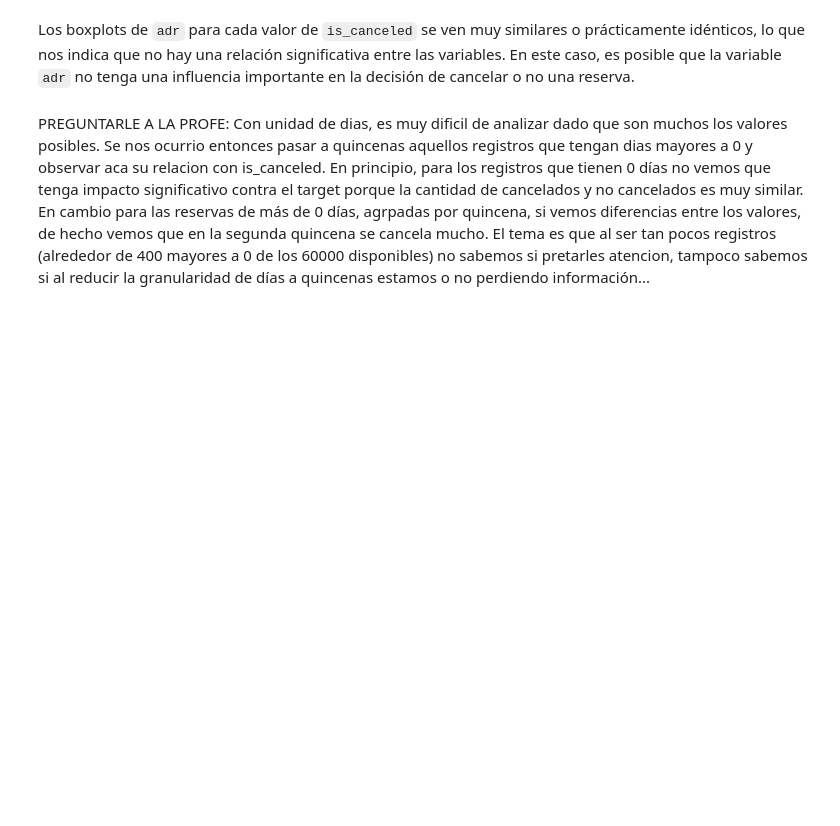
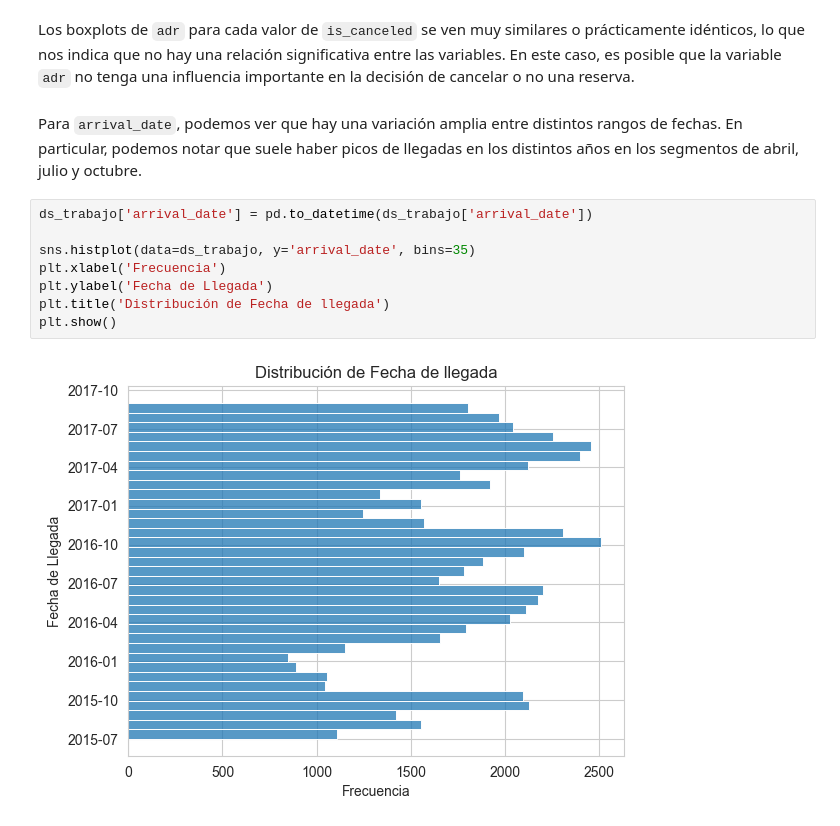
Before and after one commit to mrinkspot/Data-Science-and-Machine-Learning-Projects, a Jupyter notebook: notebook_tp.ipynb, the cells around one changed output. Saved outputs shown, nothing was run; the diff lists cells and outputs as text; blank space fills up the shorter version.

```diff
--- a/notebook_tp.ipynb
+++ b/notebook_tp.ipynb
@@ -1245,5 +1247,15 @@ plt.show()
 [figure]
 # %% [markdown]
 Los boxplots de `adr` para cada valor de `is_canceled` se ven muy similares o prácticamente idénticos, lo que nos indica que no hay una relación significativa entre las variables. En este caso, es posible que la variable `adr` no tenga una influencia importante en la decisión de cancelar o no una reserva.
-# %% [markdown]
-PREGUNTARLE A LA PROFE: Con unidad de dias, es muy dificil de analizar dado que son muchos los valores posibles. Se nos ocurrio entonces pasar a quincenas aquellos registros que tengan dias mayores a 0 y observar aca su relacion con is_canceled. En principio, para los registros que tienen 0 días no vemos que tenga impacto significativo contra el target porque la cantidad de cancelados y no cancelados es muy similar. En cambio para las reservas de más de 0 días, agrpadas por quincena, si vemos diferencias entre los valores, de hecho vemos que en la segunda quincena se cancela mucho. El tema es que al ser tan pocos registros (alrededor de 400 mayores a 0 de los 60000 disponibles) no sabemos si pretarles atencion, tampoco sabemos si al reducir la granularidad de días a quincenas estamos o no perdiendo información...
+# %% [markdown]
+Para `arrival_date`, podemos ver que hay una variación amplia entre distintos rangos de fechas. En particular, podemos notar que suele haber picos de llegadas en los distintos años en los segmentos de abril, julio y octubre.
+# %%
+ds_trabajo['arrival_date'] = pd.to_datetime(ds_trabajo['arrival_date'])
+
+sns.histplot(data=ds_trabajo, y='arrival_date', bins=35)
+plt.xlabel('Frecuencia')
+plt.ylabel('Fecha de Llegada')
+plt.title('Distribución de Fecha de llegada')
+plt.show()
+# %% [output]
+[figure, added]
```
Also changed, not shown: parts of 25 cells of this notebook.
